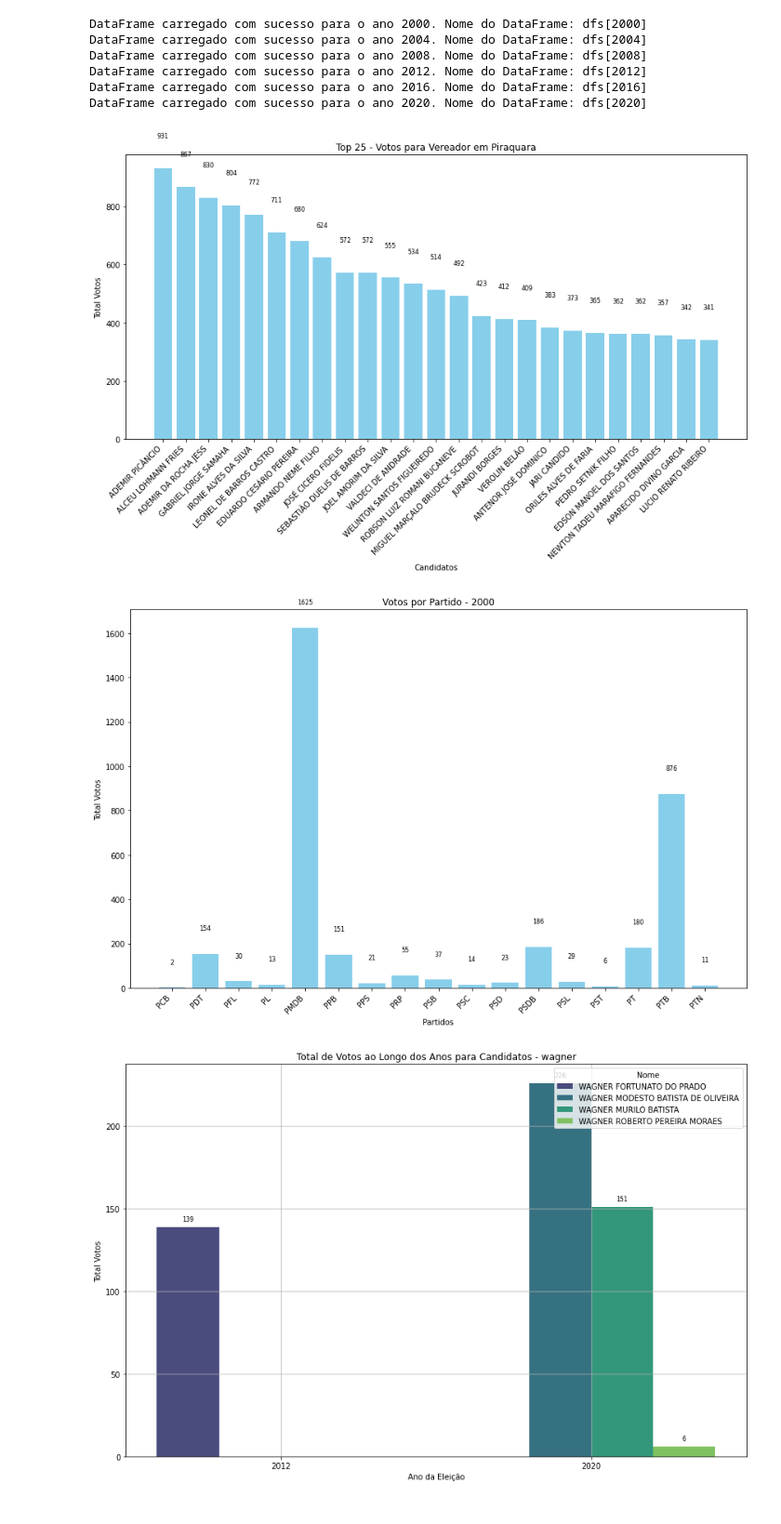
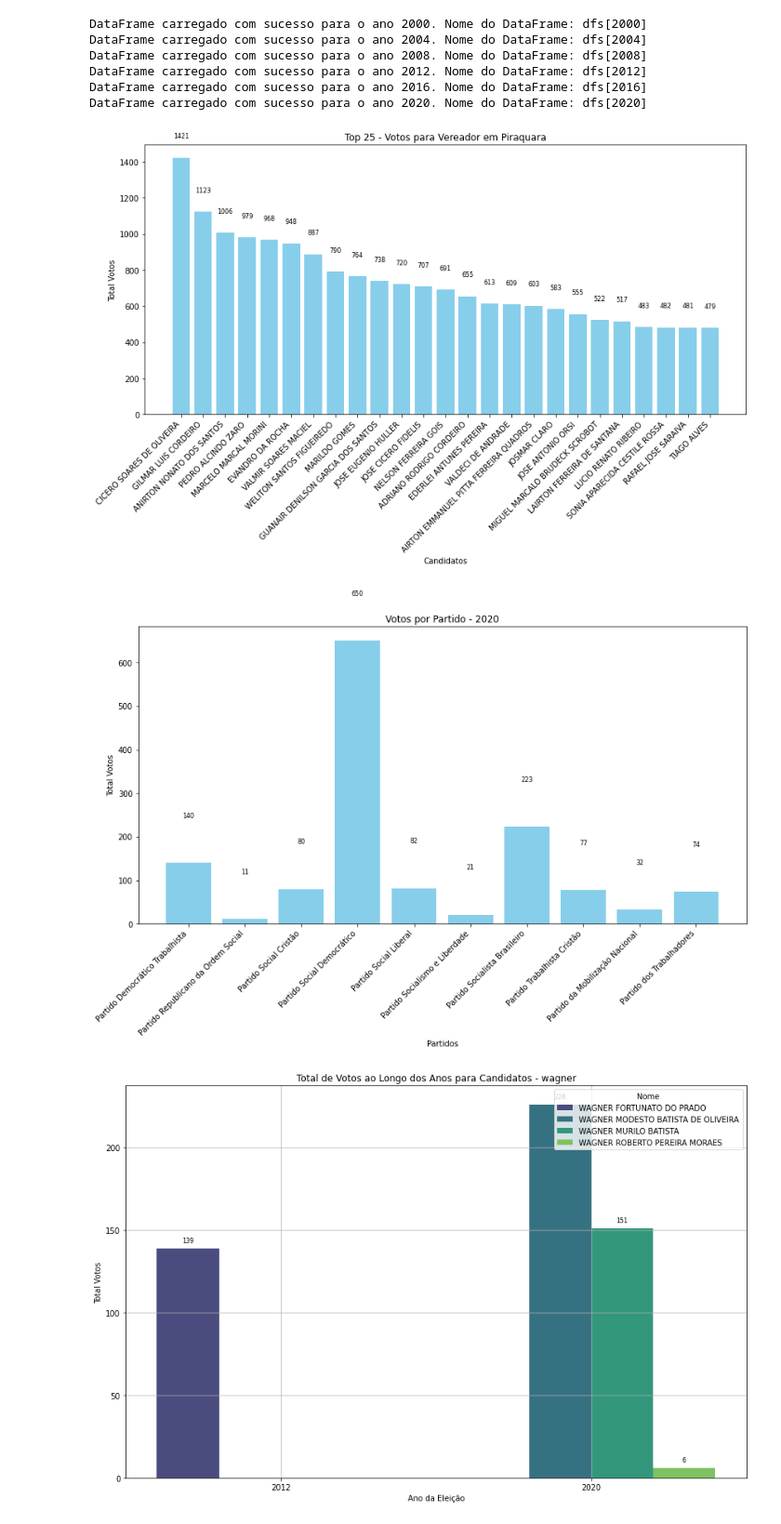
Before and after one commit to murilobiss/eleicoes, a Jupyter notebook: eleicoes_tse.ipynb, the cells around one changed output. Shown at 93% size. Cells and saved outputs as stored; diff of their text form; code cells hidden in the pictures.

```diff
--- a/eleicoes_tse.ipynb
+++ b/eleicoes_tse.ipynb
@@ -58,7 +46,7 @@ def load_and_process_data(path, years, municipio, columns):
 # %%
 # Carregando dados do Município
 
-path = '/home/crislaine/GitProjects/eleicoes/apuracao/'
+path = '/home/crislaine/GitProjects/eleicoes/'
 years = [2000, 2004, 2008, 2012, 2016, 2020]
 municipio = 'PIRAQUARA'
 columns = ['ANO_ELEICAO', 'DS_CARGO', 'NR_VOTAVEL', 'NR_SECAO', 'QT_VOTOS', 'NR_VOTAVEL',
@@ -75,18 +63,19 @@ DataFrame carregado com sucesso para o ano 2020. Nome do DataFrame: dfs[2020]
 # %%
 # Função para gerar perfil dos dados
 
+
 def generate_profile_report(dfs, year, cargo):
     # Obtenção do DataFrame correspondente ao ano
-    df = dfs.get(year)
+    df = df_final.get(year)
 
     # Verificação se o DataFrame existe e não está vazio para o cargo específico
-    if df is not None and not df[(df['DS_CARGO'] == cargo)].empty:
+    if df is not None and not df[(df["DS_CARGO"] == cargo)].empty:
         # Filtragem do DataFrame para o cargo específico
-        df_filtered = df[df['DS_CARGO'].str.lower() == cargo.lower()]
+        df_filtered = df[df["DS_CARGO"].str.lower() == cargo.lower()]
         # Agrupamento por candidato e soma dos votos
-        df_grouped = df_filtered.groupby('NM_VOTAVEL')['QT_VOTOS'].sum().reset_index()
+        df_grouped = df_filtered.groupby("NM_VOTAVEL")["QT_VOTOS"].sum().reset_index()
         # Ordenação por quantidade de votos
-        df_sorted = df_grouped.sort_values(by='QT_VOTOS', ascending=False)
+        df_sorted = df_grouped.sort_values(by="QT_VOTOS", ascending=False)
         # Geração do perfil de dados
         profile = ProfileReport(df_sorted, title=f"Piraquara - {cargo} {year}")
         # Salvar perfil em um arquivo HTML
@@ -94,10 +83,11 @@ def generate_profile_report(dfs, year, cargo):
     else:
         print(f"No data found for the year {year} and cargo {cargo}.")
 
+
 # Exemplo de uso da função para gerar perfis de dados
-selected_year = 2016
-generate_profile_report(dfs, selected_year, 'Prefeito')
-generate_profile_report(dfs, selected_year, 'Vereador')
+selected_year = 2020
+generate_profile_report(df_final, selected_year, "Prefeito")
+generate_profile_report(df_final, selected_year, "Vereador")
 # %%
 # Função que plota os candidatos em um gráfico de barras
 
@@ -218,26 +208,26 @@ def plot_timeline_all_years(dfs, selected_candidato):
     plt.show()
 # %%
 # Ano da Eleição
-selected_year = 2000
+selected_year = 2020
 
 # Cargo (Vereador ou Prefeito)
 selected_cargo = 'Vereador'
 
 # Quantidade de Candidatos
 top_n_candidates = 25
 
 # Incluir Votos Brancos e Nulos?
 include_branco_nulo = False
 
 # Incluir votos no Partido?
 include_partidos = False
 
 # Chamada da função
-plot_top_candidates(dfs[selected_year], selected_cargo, top_n_candidates, include_branco_nulo, include_partidos)
-plot_votes_by_partido(dfs[selected_year], selected_year)
+plot_top_candidates(df_final[selected_year], selected_cargo, top_n_candidates, include_branco_nulo, include_partidos)
+plot_votes_by_partido(df_final[selected_year], selected_year)
 # %% [output]
-[figure, old version]
+[figure, new version]
-[figure, old version]
+[figure, new version]
 # %%
 # Nome do Candidato
 selected_candidato = 'Wagner'
```
Also changed, not shown: parts of 3 cells of this notebook.
